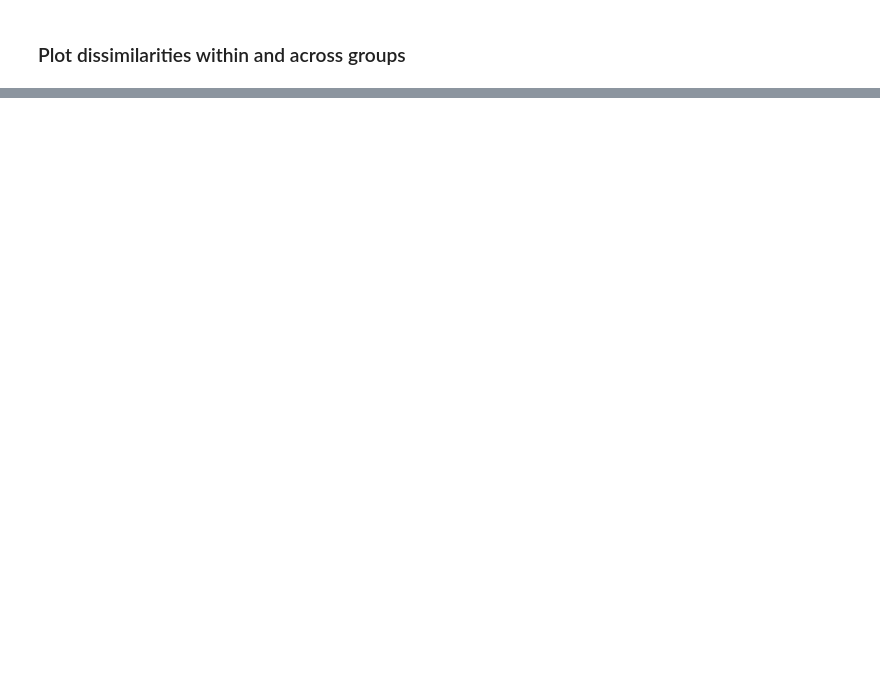
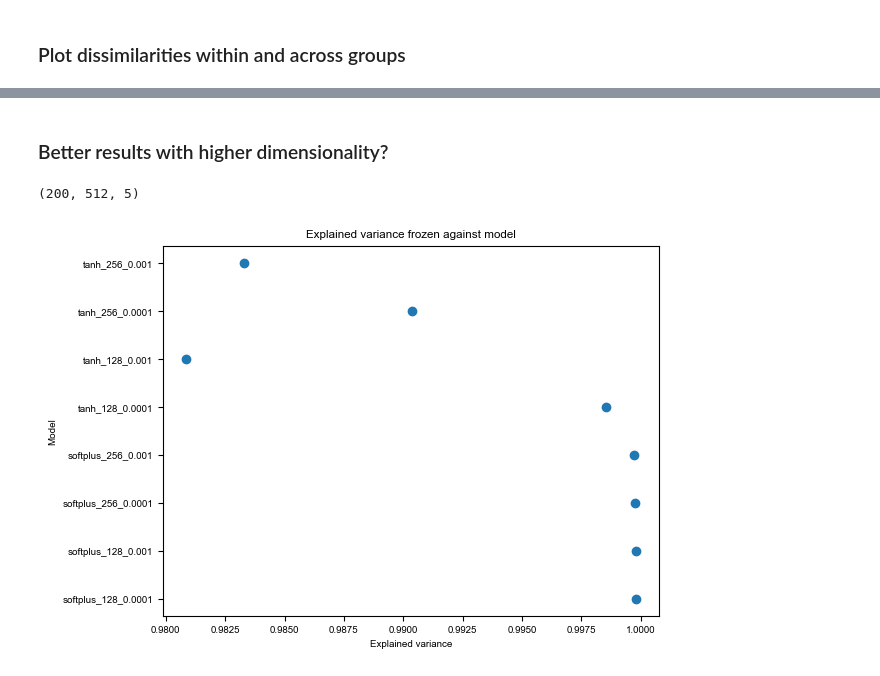
Before and after one commit to qglht/RepAL, a Jupyter notebook: notebooks/analysis_rnn.ipynb, the cells around one changed output, grey strips where cells are left out. Drawn from its saved outputs; the diff is of its cells as text; code cells hidden in the pictures; blank space fills up the shorter version.

```diff
--- a/notebooks/analysis_rnn.ipynb
+++ b/notebooks/analysis_rnn.ipynb
@@ -356,0 +355,45 @@ plot_stats(stats_procrustes, "Procrustes")
+# %% [markdown]
+### Better results with higher dimensionality?
+# %%
+dimension = 5
+# %%
+curves_frozen = []
+curves_frozen_names = []
+curves_unfrozen = []
+curves_unfrozen_names = []
+explained_variances_frozen = []
+explained_variances_unfrozen = []
+dissimilarities = {"within_unfrozen": {}, "within_frozen": {}, "across": []}
+for activation in config["rnn"]["parameters"]["activations"]:
+    for hidden_size in config["rnn"]["parameters"]["n_rnn"]:
+        for lr in config["rnn"]["parameters"]["learning_rate"]:
+            for freeze in config["rnn"]["parameters"]["freeze"]:
+                curve, explained_variance = compute_dissimilarity(
+                    activation, hidden_size, lr, freeze, "cpu", n_components=dimension
+                )
+                if freeze:
+                    curves_frozen.append(curve)
+                    curves_frozen_names.append(
+                        f"{activation}_{hidden_size}_{lr}"
+                    )
+                    explained_variances_frozen.append(explained_variance)
+                else:
+                    curves_unfrozen.append(curve)
+                    curves_unfrozen_names.append(
+                        f"{activation}_{hidden_size}_{lr}"
+                    )
+                    explained_variances_unfrozen.append(explained_variance)
+# %%
+curve.shape
+# %% [output]
+(200, 512, 5)
+# %%
+# plot explained variance frozen against curves frozen names
+plt.figure()
+plt.scatter(explained_variances_frozen, curves_frozen_names)
+plt.xlabel("Explained variance")
+plt.ylabel("Model")
+plt.title("Explained variance frozen against model")
+plt.show()
+# %% [output]
+[figure, added]
```
Also changed, not shown: parts of 13 cells of this notebook, 30 other files.
